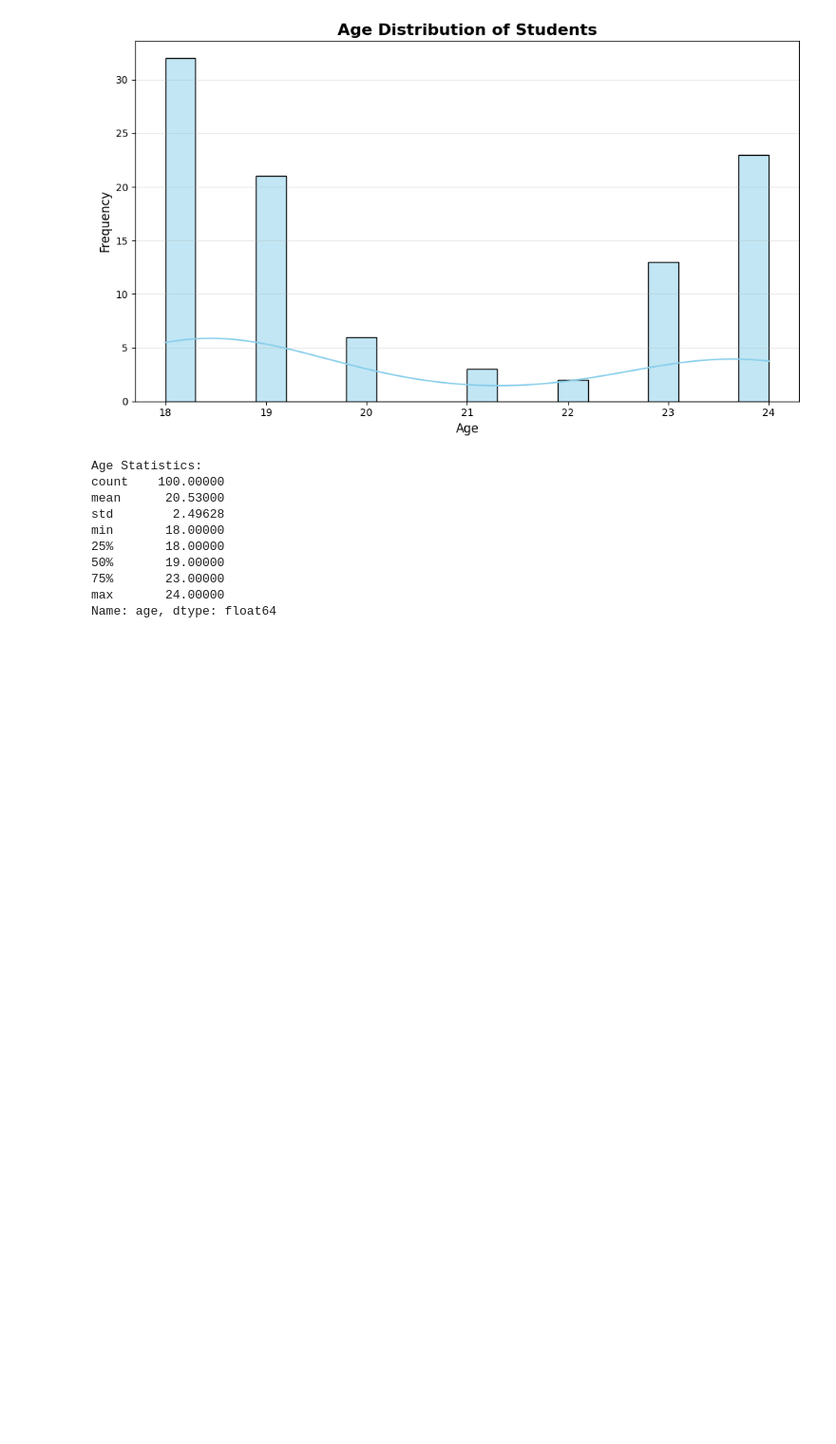
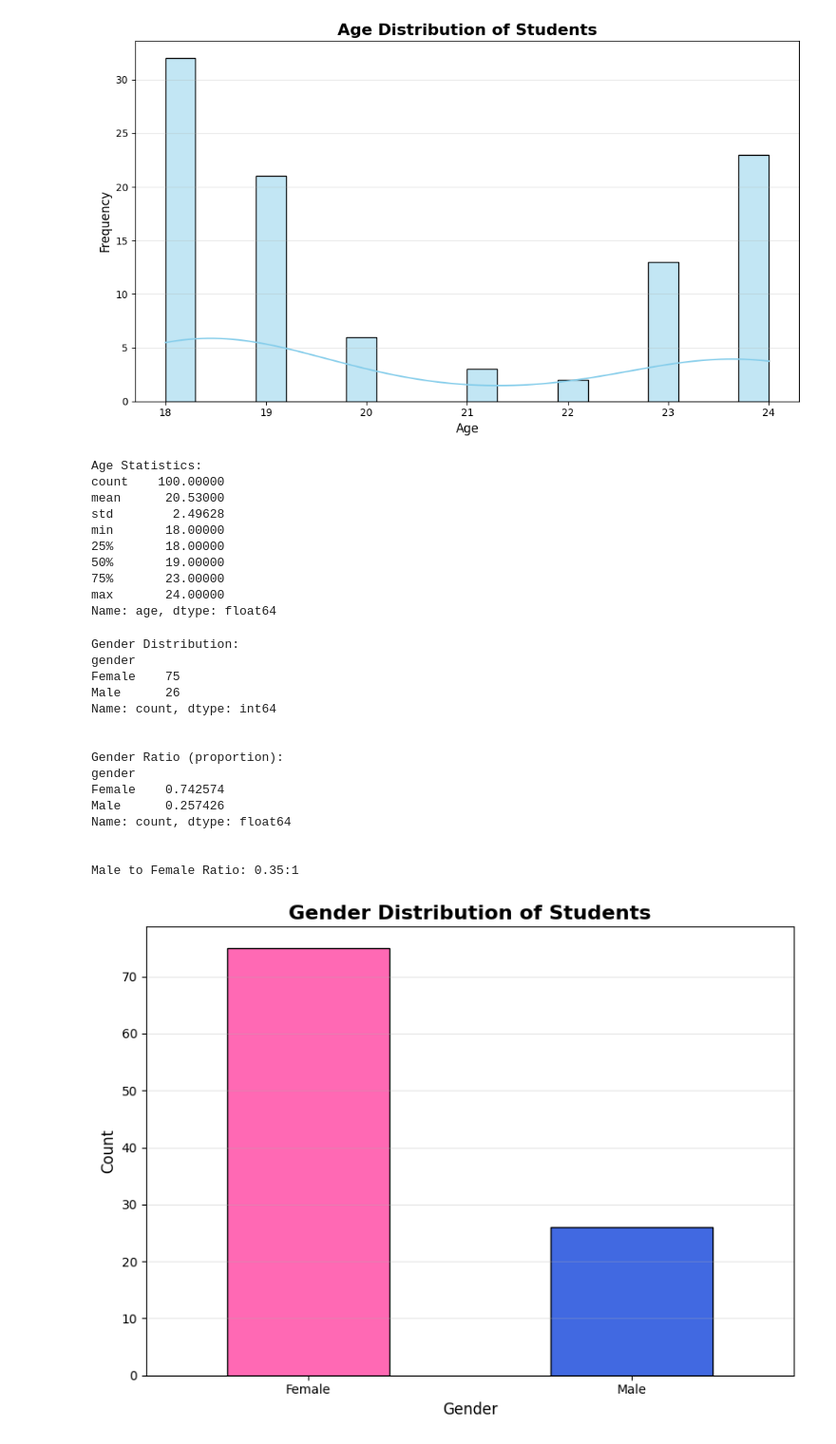
Before and after one commit to arshadziban/digital-impact-on-teen-minds, a Jupyter notebook: digital-impact-on-teen-minds.ipynb, the cells around one changed output. Shown at 95% size. Cells and saved outputs as stored; diff of their text form; code cells hidden in the pictures; blank space fills up the shorter version.

```diff
--- a/digital-impact-on-teen-minds.ipynb
+++ b/digital-impact-on-teen-minds.ipynb
@@ -86,3 +86,54 @@ min       18.00000
 75%       23.00000
 max       24.00000
 Name: age, dtype: float64
+# %%
+# Gender distribution and ratio
+gender_counts = df['gender'].value_counts()
+print("Gender Distribution:")
+print(gender_counts)
+print("\n")
+
+# Calculate ratio
+total = gender_counts.sum()
+gender_ratio = gender_counts / total
+print("Gender Ratio (proportion):")
+print(gender_ratio)
+print("\n")
+
+# Calculate male to female ratio
+male_count = gender_counts.get('Male', 0)
+female_count = gender_counts.get('Female', 0)
+if female_count > 0:
+    male_female_ratio = male_count / female_count
+    print(f"Male to Female Ratio: {male_female_ratio:.2f}:1")
+else:
+    print("No female count to calculate ratio")
+
+# Visualize gender distribution
+plt.figure(figsize=(8, 6))
+colors = ['#FF69B4', '#4169E1']  # Pink for Female, Blue for Male
+gender_counts.plot(kind='bar', color=colors, edgecolor='black')
+plt.title('Gender Distribution of Students', fontsize=16, fontweight='bold')
+plt.xlabel('Gender', fontsize=12)
+plt.ylabel('Count', fontsize=12)
+plt.xticks(rotation=0)
+plt.grid(axis='y', alpha=0.3)
+plt.tight_layout()
+plt.show()
+# %% [output]
+Gender Distribution:
+gender
+Female    75
+Male      26
+Name: count, dtype: int64
+
+
+Gender Ratio (proportion):
+gender
+Female    0.742574
+Male      0.257426
+Name: count, dtype: float64
+
+
+Male to Female Ratio: 0.35:1
+[figure, added]
```
